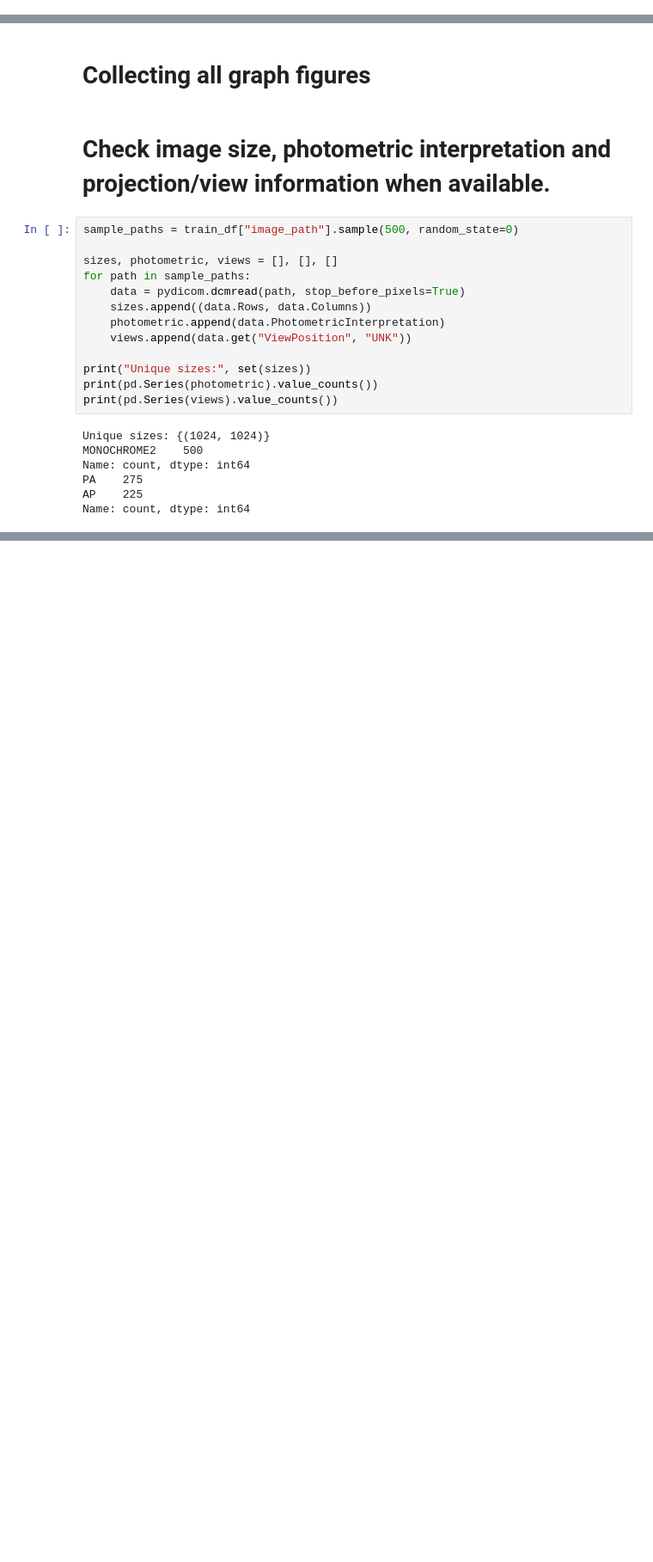
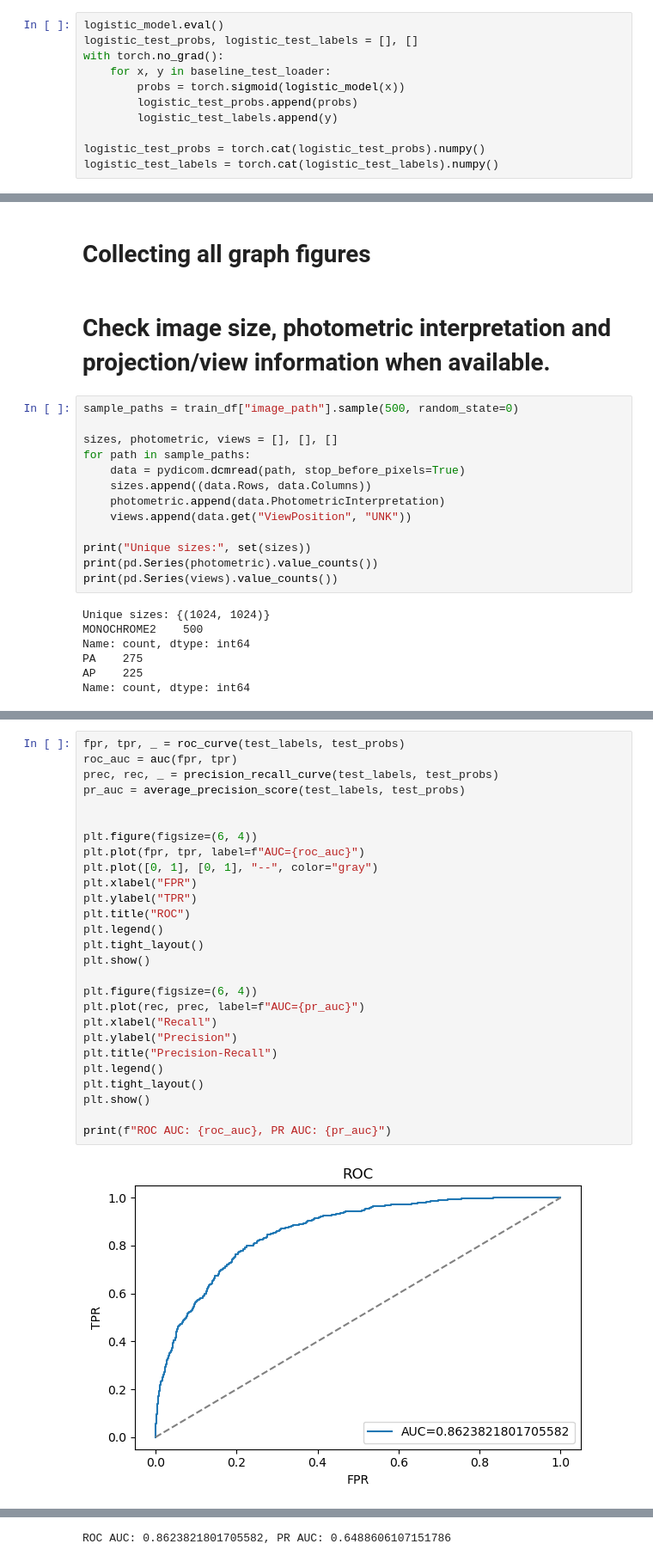
Before and after one commit to Adam-Badr/Pneumonia-Classification, a Jupyter notebook: main.ipynb, the cells around one changed output, grey strips where cells are left out. Shown at 86% size. Cells and saved outputs as stored; diff of their text form; blank space fills up the shorter version.

```diff
--- a/main.ipynb
+++ b/main.ipynb
@@ -436,3 +434,14 @@ Epoch 50: val_accuracy=0.7917
+# %%
+logistic_model.eval()
+logistic_test_probs, logistic_test_labels = [], []
+with torch.no_grad():
+    for x, y in baseline_test_loader:
+        probs = torch.sigmoid(logistic_model(x))
+        logistic_test_probs.append(probs)
+        logistic_test_labels.append(y)
+
+logistic_test_probs = torch.cat(logistic_test_probs).numpy()
+logistic_test_labels = torch.cat(logistic_test_labels).numpy()
 # %%
 model.eval()
 all_preds, all_labels = [], []
@@ -836,0 +871,29 @@ f1: 0.5452586206896551
+# %%
+fpr, tpr, _ = roc_curve(test_labels, test_probs)
+roc_auc = auc(fpr, tpr)
+prec, rec, _ = precision_recall_curve(test_labels, test_probs)
+pr_auc = average_precision_score(test_labels, test_probs)
+
+
+plt.figure(figsize=(6, 4))
+plt.plot(fpr, tpr, label=f"AUC={roc_auc}")
+plt.plot([0, 1], [0, 1], "--", color="gray")
+plt.xlabel("FPR")
+plt.ylabel("TPR")
+plt.title("ROC")
+plt.legend()
+plt.tight_layout()
+plt.show()
+
+plt.figure(figsize=(6, 4))
+plt.plot(rec, prec, label=f"AUC={pr_auc}")
+plt.xlabel("Recall")
+plt.ylabel("Precision")
+plt.title("Precision-Recall")
+plt.legend()
+plt.tight_layout()
+plt.show()
+
+print(f"ROC AUC: {roc_auc}, PR AUC: {pr_auc}")
+# %% [output]
+[figure, added]
@@ -836,0 +901 @@ f1: 0.5452586206896551
+ROC AUC: 0.8623821801705582, PR AUC: 0.6488606107151786
```
Also changed, not shown: parts of 18 cells of this notebook, 2 other files.
